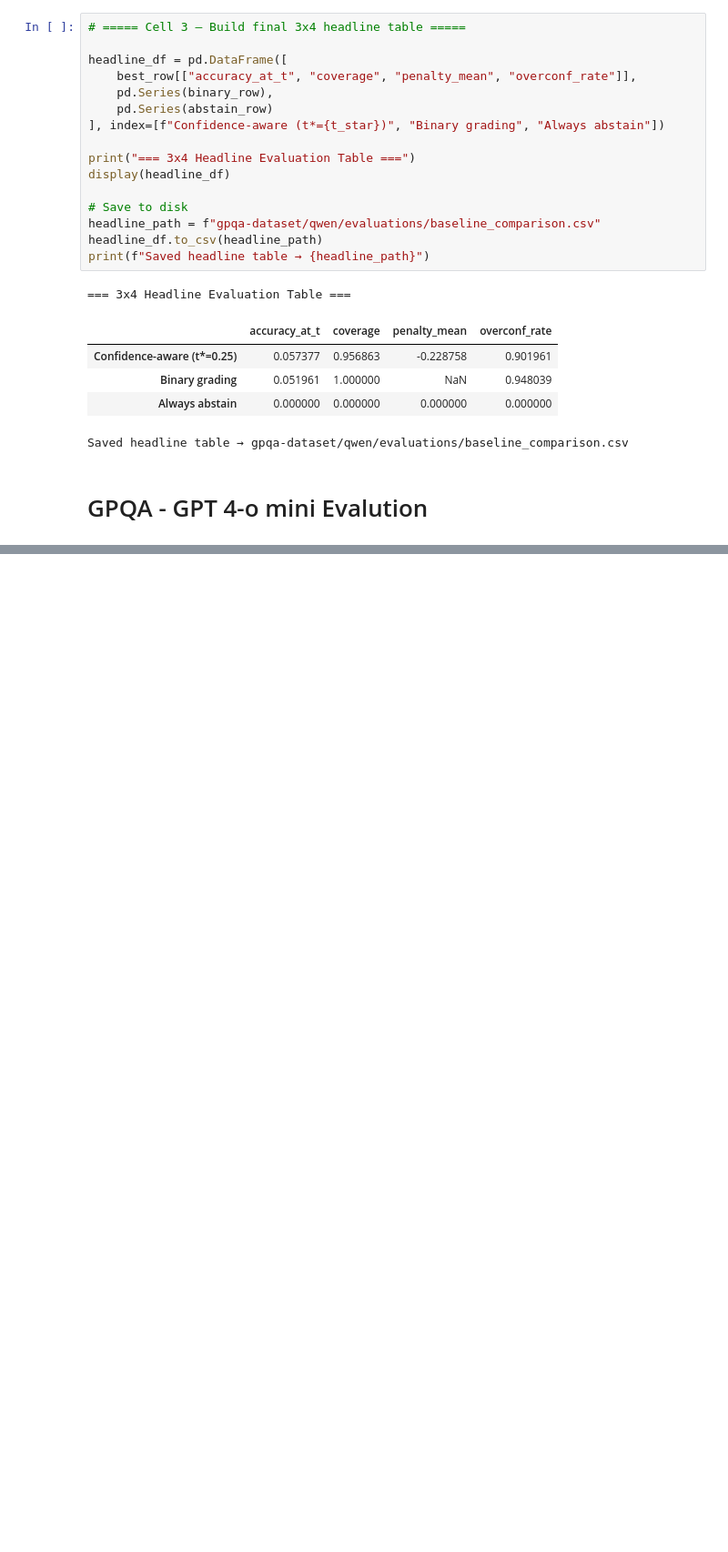
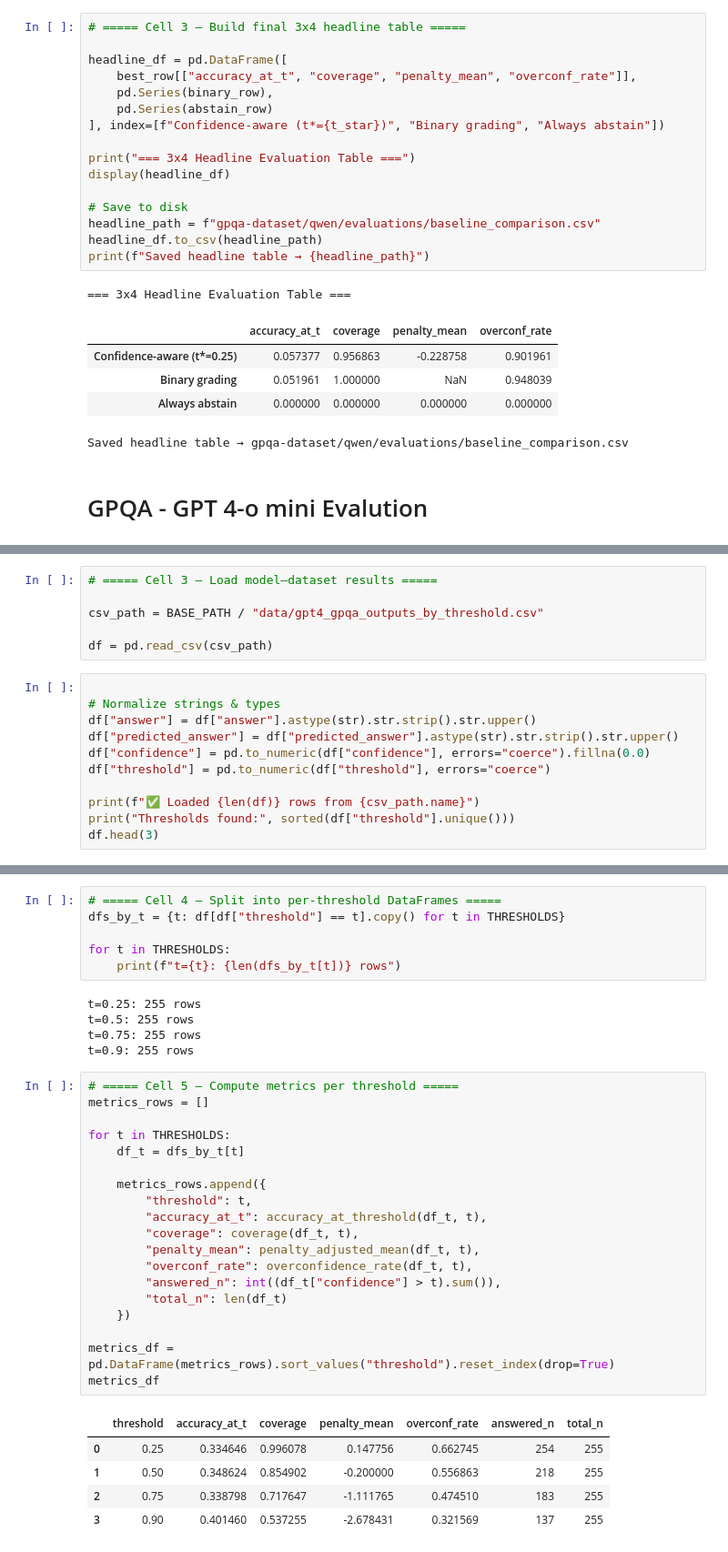
Before and after one commit to stutisinghal008/llm-eval, a Jupyter notebook: evaluation.ipynb, the cells around one changed output, grey strips where cells are left out. Shown at 91% size. Cells and saved outputs as stored; diff of their text form; blank space fills up the shorter version.

```diff
--- a/evaluation.ipynb
+++ b/evaluation.ipynb
@@ -269,0 +282,17 @@ Saved headline table → gpqa-dataset/qwen/evaluations/baseline_comparison.csv
+# %%
+# ===== Cell 3 — Load model–dataset results =====
+
+csv_path = BASE_PATH / "data/gpt4_gpqa_outputs_by_threshold.csv"
+
+df = pd.read_csv(csv_path)
+# %%
+
+# Normalize strings & types
+df["answer"] = df["answer"].astype(str).str.strip().str.upper()
+df["predicted_answer"] = df["predicted_answer"].astype(str).str.strip().str.upper()
+df["confidence"] = pd.to_numeric(df["confidence"], errors="coerce").fillna(0.0)
+df["threshold"] = pd.to_numeric(df["threshold"], errors="coerce")
+
+print(f"✅ Loaded {len(df)} rows from {csv_path.name}")
+print("Thresholds found:", sorted(df["threshold"].unique()))
+df.head(3)
@@ -269,0 +306,36 @@ Saved headline table → gpqa-dataset/qwen/evaluations/baseline_comparison.csv
+# %%
+# ===== Cell 4 — Split into per-threshold DataFrames =====
+dfs_by_t = {t: df[df["threshold"] == t].copy() for t in THRESHOLDS}
+
+for t in THRESHOLDS:
+    print(f"t={t}: {len(dfs_by_t[t])} rows")
+# %% [output]
+t=0.25: 255 rows
+t=0.5: 255 rows
+t=0.75: 255 rows
+t=0.9: 255 rows
+# %%
+# ===== Cell 5 — Compute metrics per threshold =====
+metrics_rows = []
+
+for t in THRESHOLDS:
+    df_t = dfs_by_t[t]
+
+    metrics_rows.append({
+        "threshold": t,
+        "accuracy_at_t": accuracy_at_threshold(df_t, t),
+        "coverage": coverage(df_t, t),
+        "penalty_mean": penalty_adjusted_mean(df_t, t),
+        "overconf_rate": overconfidence_rate(df_t, t),
+        "answered_n": int((df_t["confidence"] > t).sum()),
+        "total_n": len(df_t)
+    })
+
+metrics_df = pd.DataFrame(metrics_rows).sort_values("threshold").reset_index(drop=True)
+metrics_df
+# %% [output]
+|  | threshold | accuracy_at_t | coverage | penalty_mean | overconf_rate | answered_n | total_n |
+| 0 | 0.25 | 0.334646 | 0.996078 | 0.147756 | 0.662745 | 254 | 255 |
+| 1 | 0.50 | 0.348624 | 0.854902 | -0.200000 | 0.556863 | 218 | 255 |
+| 2 | 0.75 | 0.338798 | 0.717647 | -1.111765 | 0.474510 | 183 | 255 |
+| 3 | 0.90 | 0.401460 | 0.537255 | -2.678431 | 0.321569 | 137 | 255 |
```
Also changed, not shown: parts of 35 cells of this notebook, 5 other files.
